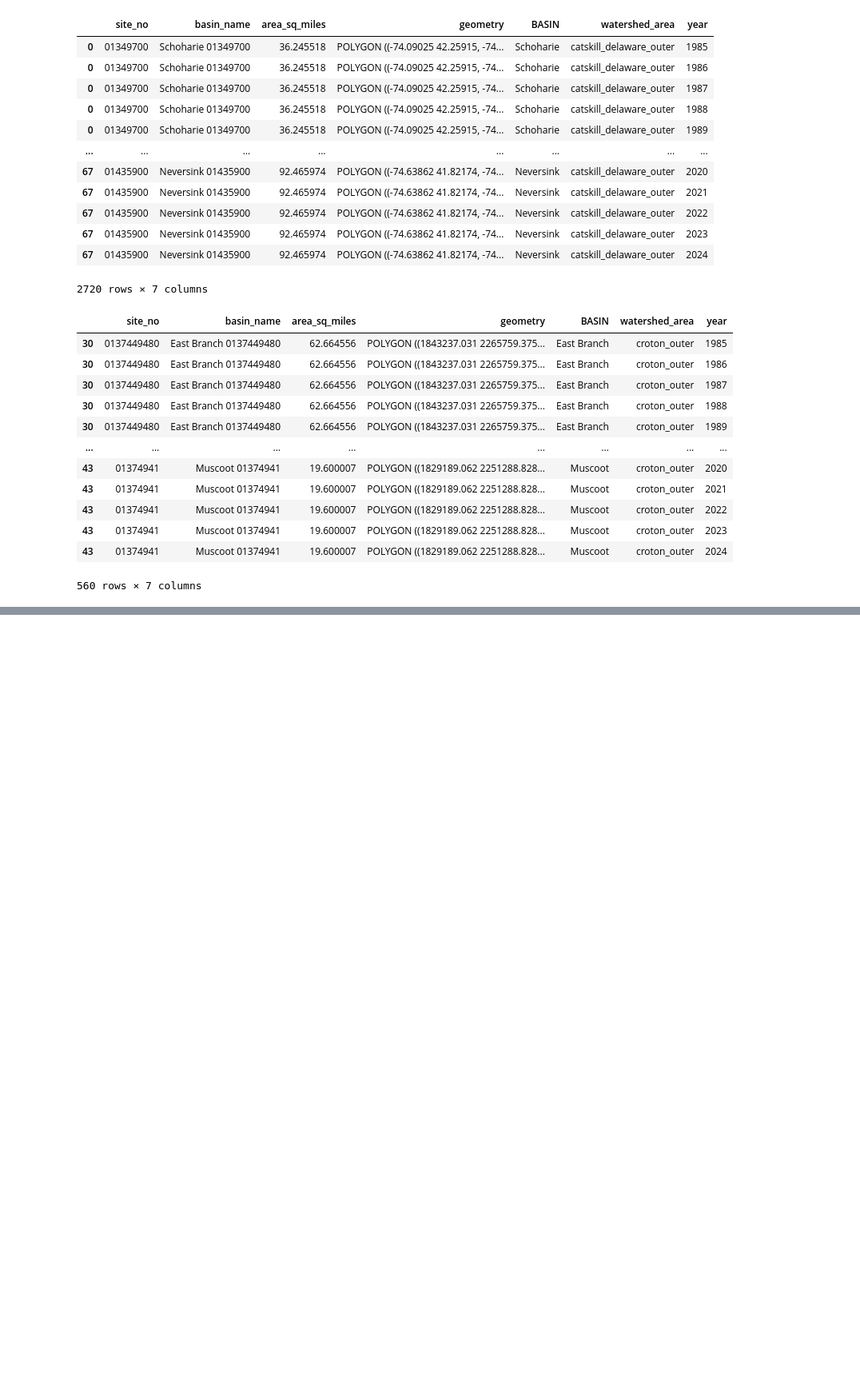
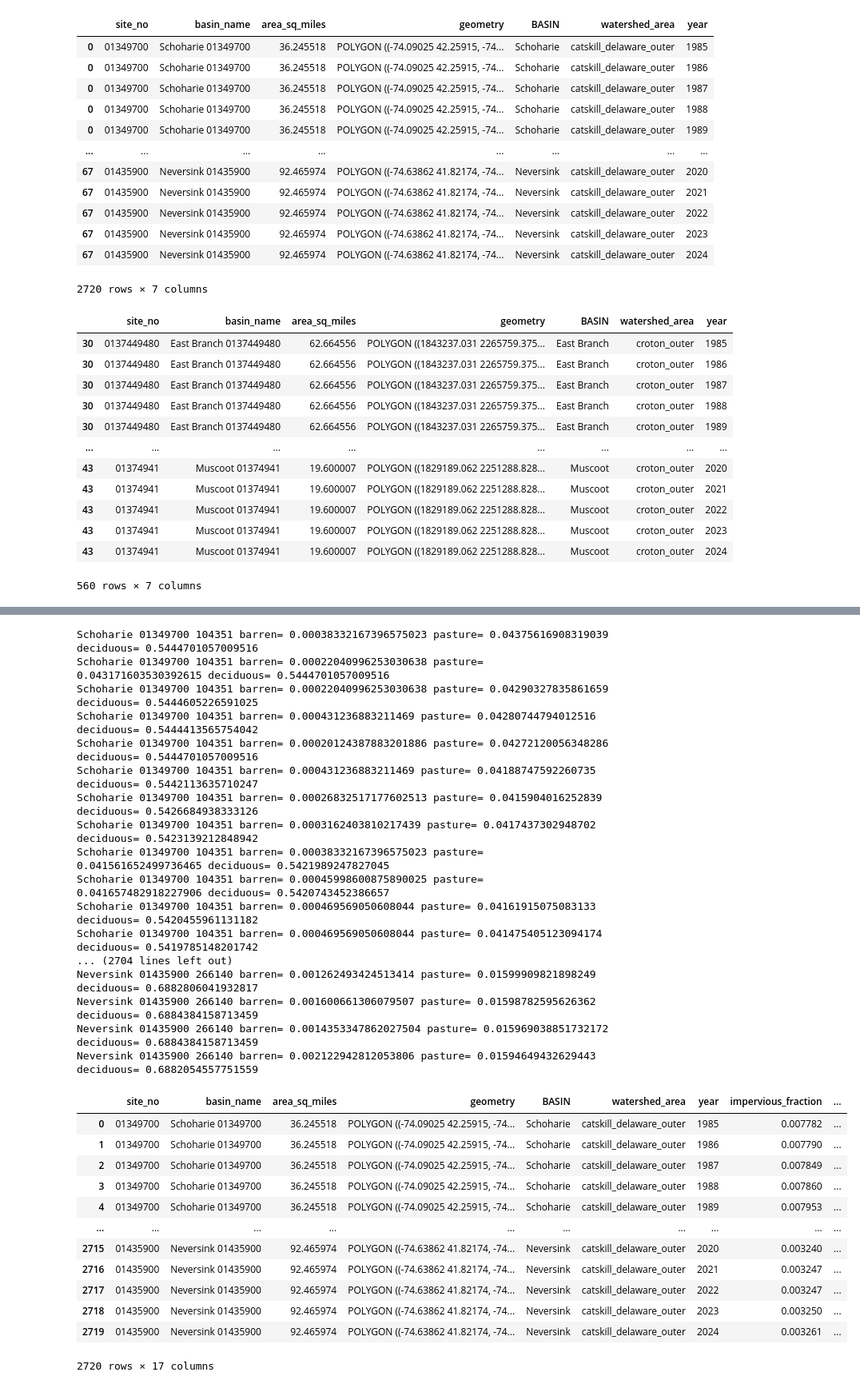
Before and after one commit to kroy/nyc_water_supply_analysis, a Jupyter notebook: code/watersheds.ipynb, the cells around one changed output, grey strips where cells are left out. Shown at 80% size. Drawn from its saved outputs; the diff is of its cells as text; code cells hidden in the pictures; blank space fills up the shorter version.

```diff
--- a/code/watersheds.ipynb
+++ b/code/watersheds.ipynb
@@ -234 +357,43 @@ gages_basins_gdf
+# %%
+
+
+fractions_calced = []
+for shed in gages_basins_gdf.itertuples():
+  fractions = calculate_landcover_fractions_for_watershed(shape=shed.geometry, basin_name=shed.basin_name, year=shed.year)
+  fractions_calced.append(fractions)
+fractions_gdf = pd.DataFrame(fractions_calced)
+gages_basins_gdf["impervious_fraction"] = gages_basins_gdf.apply(lambda x: calculate_impervious_fraction_for_watershed(shape=x.geometry, basin_name=x.BASIN, year=x.year), axis=1 )
+gages_basins_calced = gages_basins_gdf.merge(fractions_gdf, left_on=['basin_name', 'year'], right_on=['basin_name', 'year'])
+gages_basins_calced
+# %% [output]
+Schoharie 01349700 104351 barren= 0.00038332167396575023 pasture= 0.04375616908319039 deciduous= 0.5444701057009516
+Schoharie 01349700 104351 barren= 0.00022040996253030638 pasture= 0.043171603530392615 deciduous= 0.5444701057009516
+Schoharie 01349700 104351 barren= 0.00022040996253030638 pasture= 0.04290327835861659 deciduous= 0.5444605226591025
+Schoharie 01349700 104351 barren= 0.000431236883211469 pasture= 0.04280744794012516 deciduous= 0.5444413565754042
+Schoharie 01349700 104351 barren= 0.00020124387883201886 pasture= 0.04272120056348286 deciduous= 0.5444701057009516
+Schoharie 01349700 104351 barren= 0.000431236883211469 pasture= 0.04188747592260735 deciduous= 0.5442113635710247
+Schoharie 01349700 104351 barren= 0.00026832517177602513 pasture= 0.0415904016252839 deciduous= 0.5426684938333126
+Schoharie 01349700 104351 barren= 0.0003162403810217439 pasture= 0.0417437302948702 deciduous= 0.5423139212848942
+Schoharie 01349700 104351 barren= 0.00038332167396575023 pasture= 0.041561652499736465 deciduous= 0.5421989247827045
+Schoharie 01349700 104351 barren= 0.00045998600875890025 pasture= 0.041657482918227906 deciduous= 0.5420743452386657
+Schoharie 01349700 104351 barren= 0.000469569050608044 pasture= 0.04161915075083133 deciduous= 0.5420455961131182
+Schoharie 01349700 104351 barren= 0.000469569050608044 pasture= 0.041475405123094174 deciduous= 0.5419785148201742
+... (2704 lines left out)
+Neversink 01435900 266140 barren= 0.001262493424513414 pasture= 0.01599909821898249 deciduous= 0.6882806041932817
+Neversink 01435900 266140 barren= 0.001600661306079507 pasture= 0.01598782595626362 deciduous= 0.6884384158713459
+Neversink 01435900 266140 barren= 0.0014353347862027504 pasture= 0.015969038851732172 deciduous= 0.6884384158713459
+Neversink 01435900 266140 barren= 0.002122942812053806 pasture= 0.01594649432629443 deciduous= 0.6882054557751559
+|  | site_no | basin_name | area_sq_miles | geometry | BASIN | watershed_area | year | impervious_fraction | ... |
+| 0 | 01349700 | Schoharie 01349700 | 36.245518 | POLYGON ((-74.09025 42.25915, -74... | Schoharie | catskill_delaware_outer | 1985 | 0.007782 | ... |
+| 1 | 01349700 | Schoharie 01349700 | 36.245518 | POLYGON ((-74.09025 42.25915, -74... | Schoharie | catskill_delaware_outer | 1986 | 0.007790 | ... |
+| 2 | 01349700 | Schoharie 01349700 | 36.245518 | POLYGON ((-74.09025 42.25915, -74... | Schoharie | catskill_delaware_outer | 1987 | 0.007849 | ... |
+| 3 | 01349700 | Schoharie 01349700 | 36.245518 | POLYGON ((-74.09025 42.25915, -74... | Schoharie | catskill_delaware_outer | 1988 | 0.007860 | ... |
+| 4 | 01349700 | Schoharie 01349700 | 36.245518 | POLYGON ((-74.09025 42.25915, -74... | Schoharie | catskill_delaware_outer | 1989 | 0.007953 | ... |
+| ... | ... | ... | ... | ... | ... | ... | ... | ... | ... |
+| 2715 | 01435900 | Neversink 01435900 | 92.465974 | POLYGON ((-74.63862 41.82174, -74... | Neversink | catskill_delaware_outer | 2020 | 0.003240 | ... |
+| 2716 | 01435900 | Neversink 01435900 | 92.465974 | POLYGON ((-74.63862 41.82174, -74... | Neversink | catskill_delaware_outer | 2021 | 0.003247 | ... |
+| 2717 | 01435900 | Neversink 01435900 | 92.465974 | POLYGON ((-74.63862 41.82174, -74... | Neversink | catskill_delaware_outer | 2022 | 0.003247 | ... |
+| 2718 | 01435900 | Neversink 01435900 | 92.465974 | POLYGON ((-74.63862 41.82174, -74... | Neversink | catskill_delaware_outer | 2023 | 0.003250 | ... |
+| 2719 | 01435900 | Neversink 01435900 | 92.465974 | POLYGON ((-74.63862 41.82174, -74... | Neversink | catskill_delaware_outer | 2024 | 0.003261 | ... |
+2720 rows × 17 columns
 # %%
```
Also changed, not shown: parts of 13 cells of this notebook, 9 other files.
